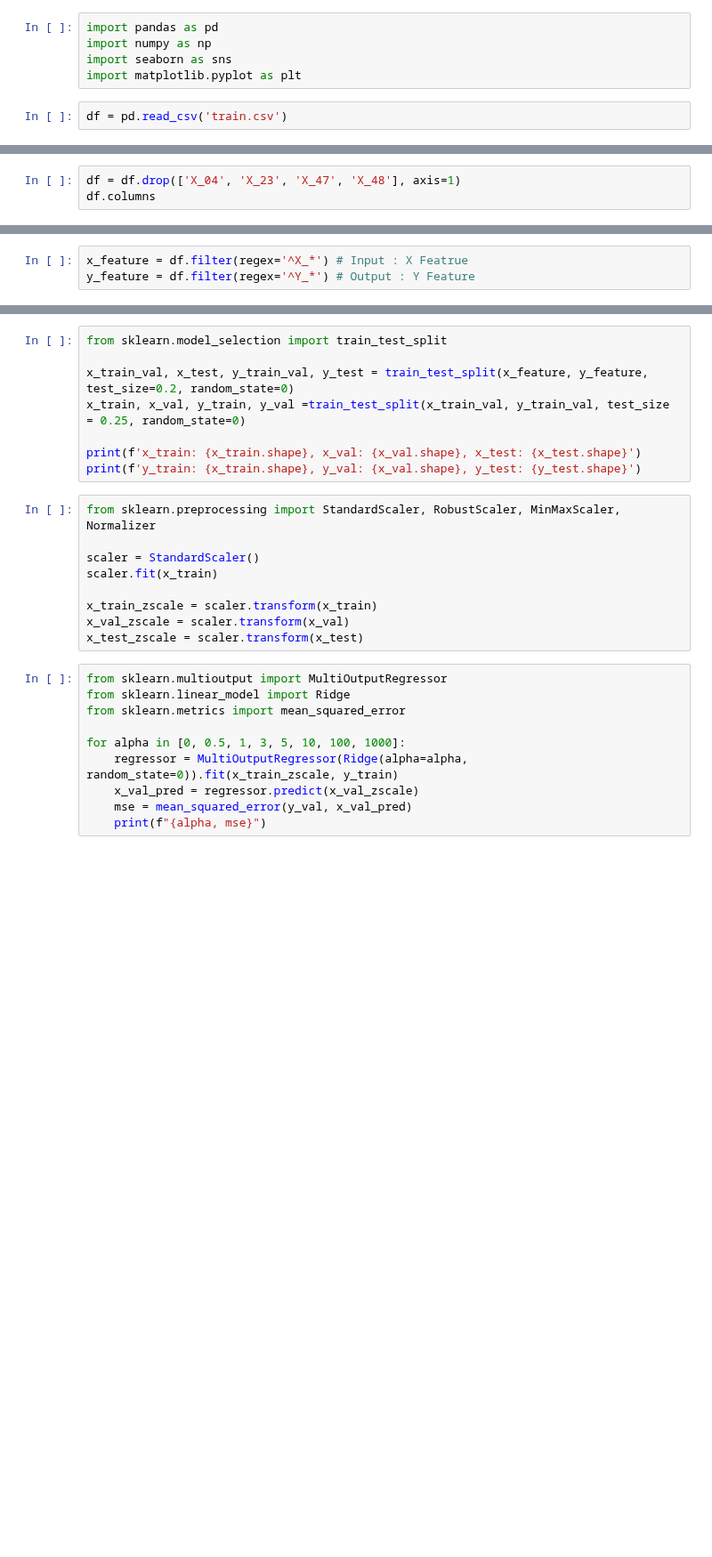
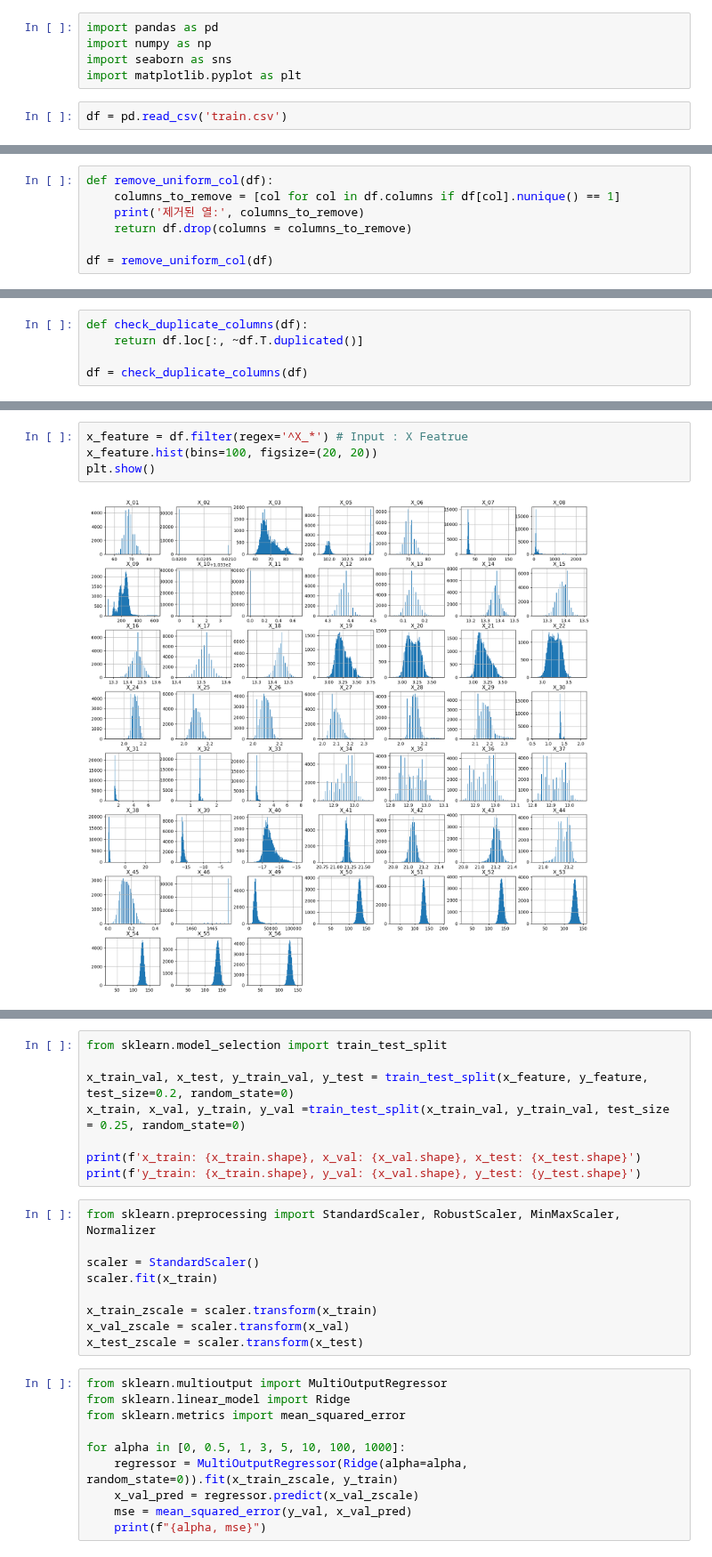
Before and after one commit to rkdeowk/STUDY, a Jupyter notebook: AI/sohui/data/Radar.ipynb, the cells around one changed output, grey strips where cells are left out. Shown at 89% size. Cells and saved outputs as stored; diff of their text form; blank space fills up the shorter version.

```diff
--- a/AI/sohui/data/Radar.ipynb
+++ b/AI/sohui/data/Radar.ipynb
@@ -7,0 +70,7 @@ df = pd.read_csv('train.csv')
+# %%
+def remove_uniform_col(df):
+    columns_to_remove = [col for col in df.columns if df[col].nunique() == 1]
+    print('제거된 열:', columns_to_remove)
+    return df.drop(columns = columns_to_remove)
+
+df = remove_uniform_col(df)
@@ -7,0 +82,5 @@ df = pd.read_csv('train.csv')
+# %%
+def check_duplicate_columns(df):
+    return df.loc[:, ~df.T.duplicated()]
+
+df = check_duplicate_columns(df)
@@ -25,3 +138,0 @@ check_uniform_col(df)
-# %%
-df = df.drop(['X_04', 'X_23', 'X_47', 'X_48'], axis=1)
-df.columns
@@ -41,3 +174,6 @@ check_multicolinear(df)
 # %%
 x_feature = df.filter(regex='^X_*') # Input : X Featrue
-y_feature = df.filter(regex='^Y_*') # Output : Y Feature
+x_feature.hist(bins=100, figsize=(20, 20))
+plt.show()
+# %% [output]
+[figure, added]
```
Also changed, not shown: parts of 35 cells of this notebook.
